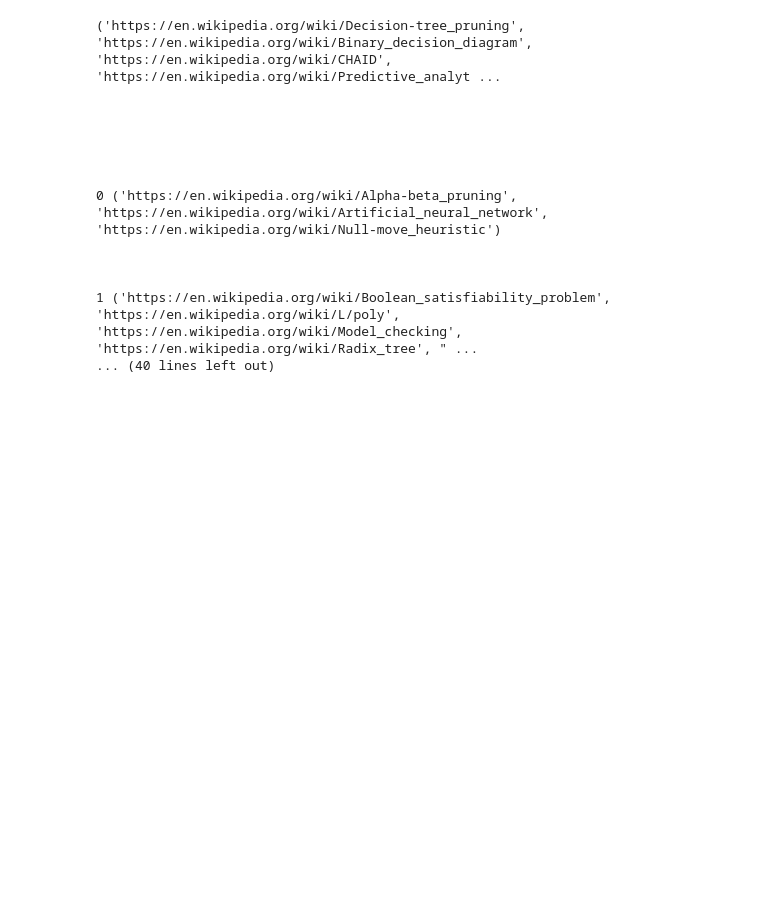
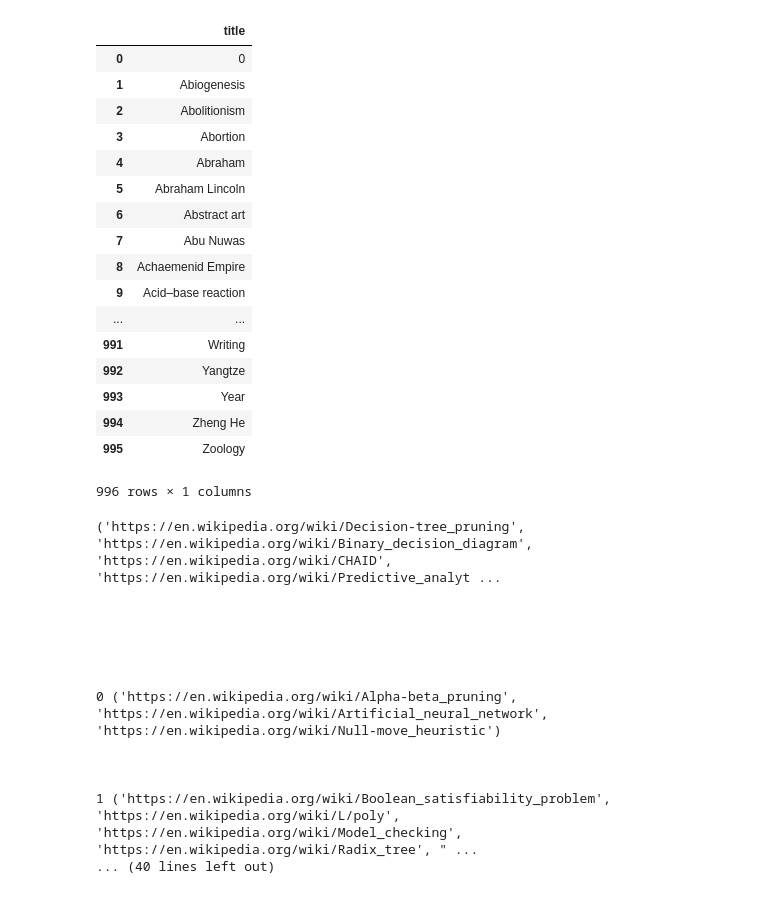
Before and after one commit to QED0711/ds_practice, a Jupyter notebook: wikipedia_api/test_api.ipynb, the cells around one changed output. Cells and saved outputs as stored; diff of their text form; code cells hidden in the pictures; blank space fills up the shorter version.

Commit message:
saved top wikipedia articles

```diff
--- a/wikipedia_api/test_api.ipynb
+++ b/wikipedia_api/test_api.ipynb
@@ -81,3 +87,49 @@ resp.json()['query']['pages'][str(params['pageids'])]
+# %%
+link_titles = []
+
+params = {
+    "format":"json",
+    "action": "query",
+    "titles": "Wikipedia:Vital articles",
+    "prop": "|".join(["links"]),
+    "pllimit": 5000,
+    "plnamespace": 0
+
+}
+
+def call_api(params):
+    url = "https://en.wikipedia.org/w/api.php"
+
+
+    resp = requests.get(url=url, params=params).json()
+    for i, link in enumerate(resp['query']["pages"]["892745"]["links"]):
+        link_titles.append(link["title"])
+
+    if resp.get('continue'):
+        params.update(resp.get("continue"))
+        call_api(params)
+
+call_api(params)
+pd.DataFrame(link_titles, columns=["title"]).to_csv("top_")
+# %% [output]
+|  | title |
+| 0 | 0 |
+| 1 | Abiogenesis |
+| 2 | Abolitionism |
+| 3 | Abortion |
+| 4 | Abraham |
+| 5 | Abraham Lincoln |
+| 6 | Abstract art |
+| 7 | Abu Nuwas |
+| 8 | Achaemenid Empire |
+| 9 | Acid–base reaction |
+| ... | ... |
+| 991 | Writing |
+| 992 | Yangtze |
+| 993 | Year |
+| 994 | Zheng He |
+| 995 | Zoology |
+996 rows × 1 columns
 # %%
 from bs4 import BeautifulSoup
 
```
Also changed, not shown: parts of 3 cells of this notebook, 2 other files.
